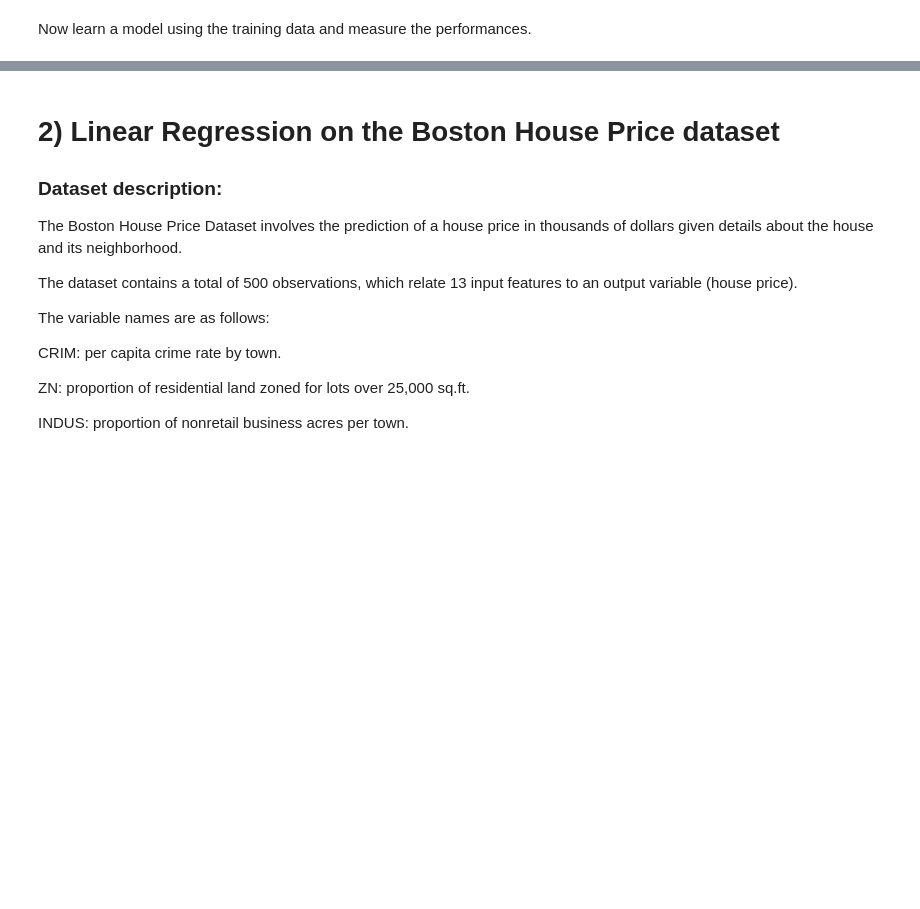
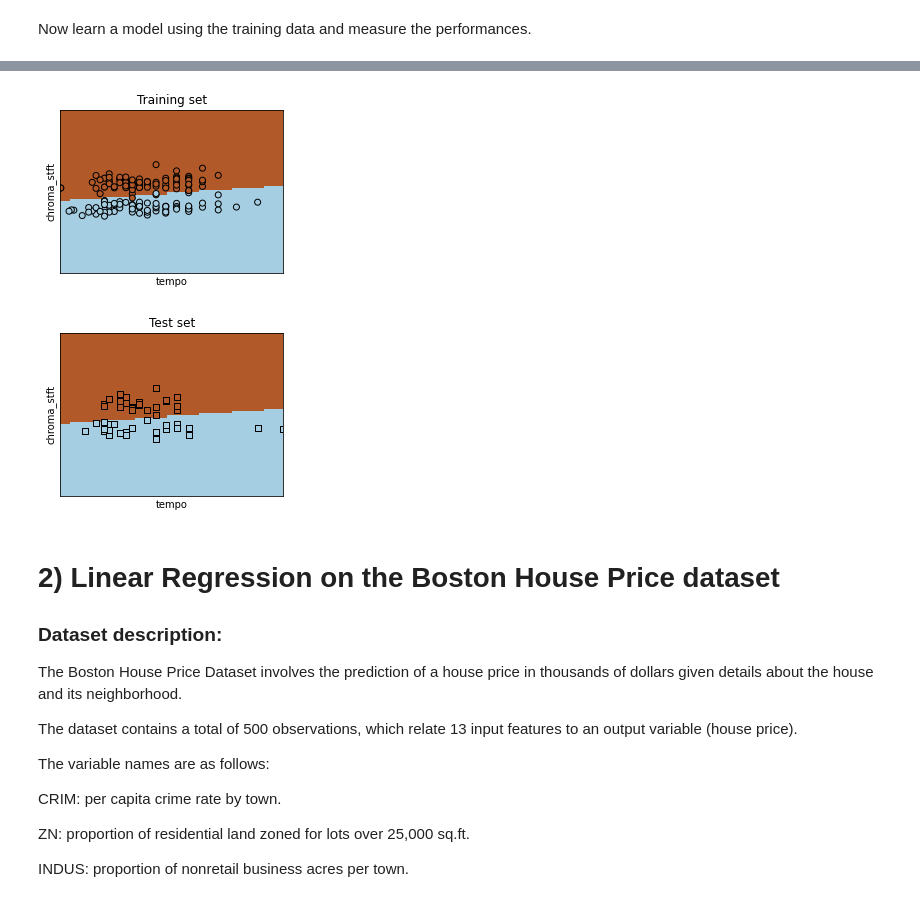
Before and after one commit to NicolaZomer/MachineLearning_Y2122, a Jupyter notebook: lab1/lab1_assignment.ipynb, the cells around one changed output, grey strips where cells are left out. Saved outputs shown, nothing was run; the diff lists cells and outputs as text; code cells hidden in the pictures; blank space fills up the shorter version.

```diff
--- a/lab1/lab1_assignment.ipynb
+++ b/lab1/lab1_assignment.ipynb
@@ -41,3 +65,11 @@ from sklearn import linear_model
+# %%
+# O-1 LOSS FUNCTION
+
+def loss_01(Y_true, Y_pred):
+    if len(Y_true)!=len(Y_pred):
+        return 'Error, the correct set and the predicted one have to be of the same size'
+
+    return np.count_nonzero(Y_true!=Y_pred)/len(Y_true)
 # %% [markdown]
 # Perceptron
 Firstly we will implement the perceptron algorithm and use it to learn a halfspace.
@@ -277,11 +308,7 @@ Training Error of perpceptron (100 iterations): 0.10666666666666667
 # %%
 #now use the w_found to make predictions on test dataset
 
-num_errors = 0
-
-for i in range(m_test):
-    if np.dot(w_found, X_test[i, :])*Y_test[i] <= 0 : num_errors += 1
-
+num_errors = np.sum((np.dot(X_test, w_found)*Y_test)<=0)
 true_loss_estimate = num_errors/m_test  # error rate on the test set
 
 #NOTE: you can avoid using num_errors if you prefer, as long as true_loss_estimate is correct
@@ -300,10 +329,7 @@ Test Error of perpceptron (100 iterations): 0.42
 w_found, error = perceptron(X_training,Y_training, 3000)
 print("Training Error of perpceptron (4000 iterations): " + str(error))
 
-num_errors = 0
-
-for i in range(m_test):
-    if np.dot(w_found, X_test[i, :])*Y_test[i] <= 0 : num_errors += 1
+num_errors = np.sum((np.dot(X_test, w_found)*Y_test)<=0)
 
 true_loss_estimate = num_errors/m_test  # error rate on the test set
 print("Test Error of perpceptron (4000 iterations): " + str(true_loss_estimate))
@@ -504,13 +535,19 @@ Y_test = # PLACE YOUR CODE
 # %% [markdown]
 Now learn a model using the training data and measure the performances.
 # %%
-# learning from training data
+#learning from training data
+results = logreg.fit(X_training, Y_training)
 
-# PLACE YOUR CODE
+#predict on training set
+Y_pred_train = results.predict(X_training)
 
 #print the error rate = fraction of misclassified samples
-error_rate_test = 0
+error_rate_training = loss_01(Y_training, Y_pred_train)
+print("Error rate on training set: "+str(error_rate_training))
 
-# PLACE YOUR CODE
+#predict on test set
+Y_pred_test = results.predict(X_test)
 
-print("Error rate on test set: " + str(error_rate_test))
+#print the error rate = fraction of misclassified samples
+error_rate_test = loss_01(Y_test, Y_pred_test)
+print("Error rate on test set: "+str(error_rate_test))
@@ -537,39 +577,44 @@ Z = logreg.predict(np.c_[xx.ravel(), yy.ravel()])
 # Put the result into a color plot
 Z = Z.reshape(xx.shape)
 
-plt.figure(1, figsize=(4, 3))
-plt.pcolormesh(xx, yy, Z, cmap=plt.cm.Paired)
+fig1 = plt.figure(1, figsize=(4, 3))
+plt.pcolormesh(xx, yy, Z, cmap=plt.cm.Paired, shading='auto')
 
 # Plot also the training points
 plt.scatter(X_training[:, 0], X_training[:, 1], c=Y_training, edgecolors='k', cmap=plt.cm.Paired)
 plt.xlabel(feature_name0)
 plt.ylabel(feature_name1)
 
 plt.xlim(xx.min(), xx.max())
 plt.ylim(yy.min(), yy.max())
 plt.xticks(())
 plt.yticks(())
 plt.title('Training set')
 
+fig1.patch.set_facecolor('white')
 plt.show()
 
 # Put the result into a color plot
 Z = Z.reshape(xx.shape)
-plt.figure(1, figsize=(4, 3))
-plt.pcolormesh(xx, yy, Z, cmap=plt.cm.Paired)
+fig2 = plt.figure(1, figsize=(4, 3))
+plt.pcolormesh(xx, yy, Z, cmap=plt.cm.Paired, shading='auto')
 
 # Plot also the test points
 plt.scatter(X_test[:, 0], X_test[:, 1], c=Y_test, edgecolors='k', cmap=plt.cm.Paired, marker='s')
 plt.xlabel(feature_name0)
 plt.ylabel(feature_name1)
 
 plt.xlim(xx.min(), xx.max())
 plt.ylim(yy.min(), yy.max())
 plt.xticks(())
 plt.yticks(())
 plt.title('Test set')
 
+fig2.patch.set_facecolor('white')
 plt.show()
+# %% [output]
+[figure, added]
+[figure, added]
 # %% [markdown]
 # 2) Linear Regression on the Boston House Price dataset
 
```
Also changed, not shown: parts of 34 cells of this notebook.
